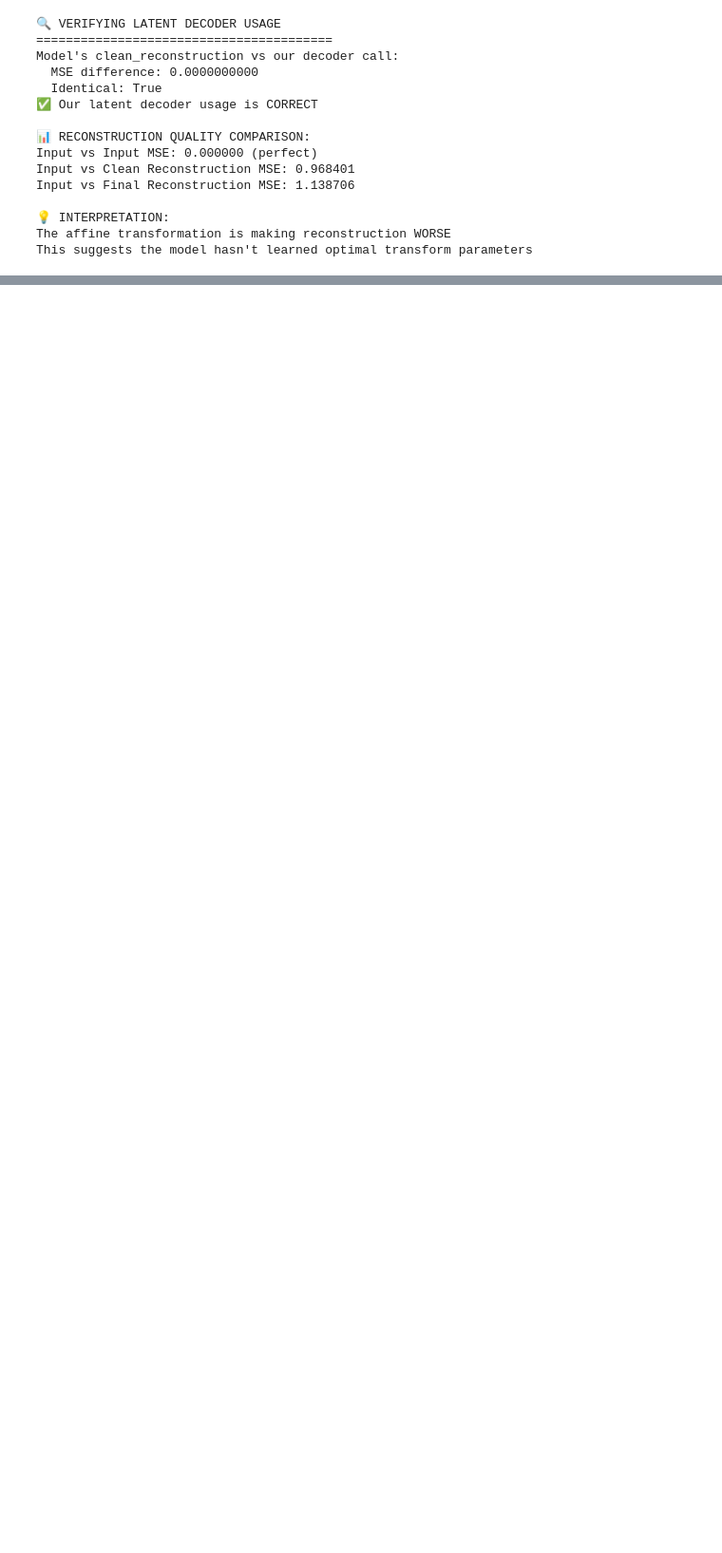
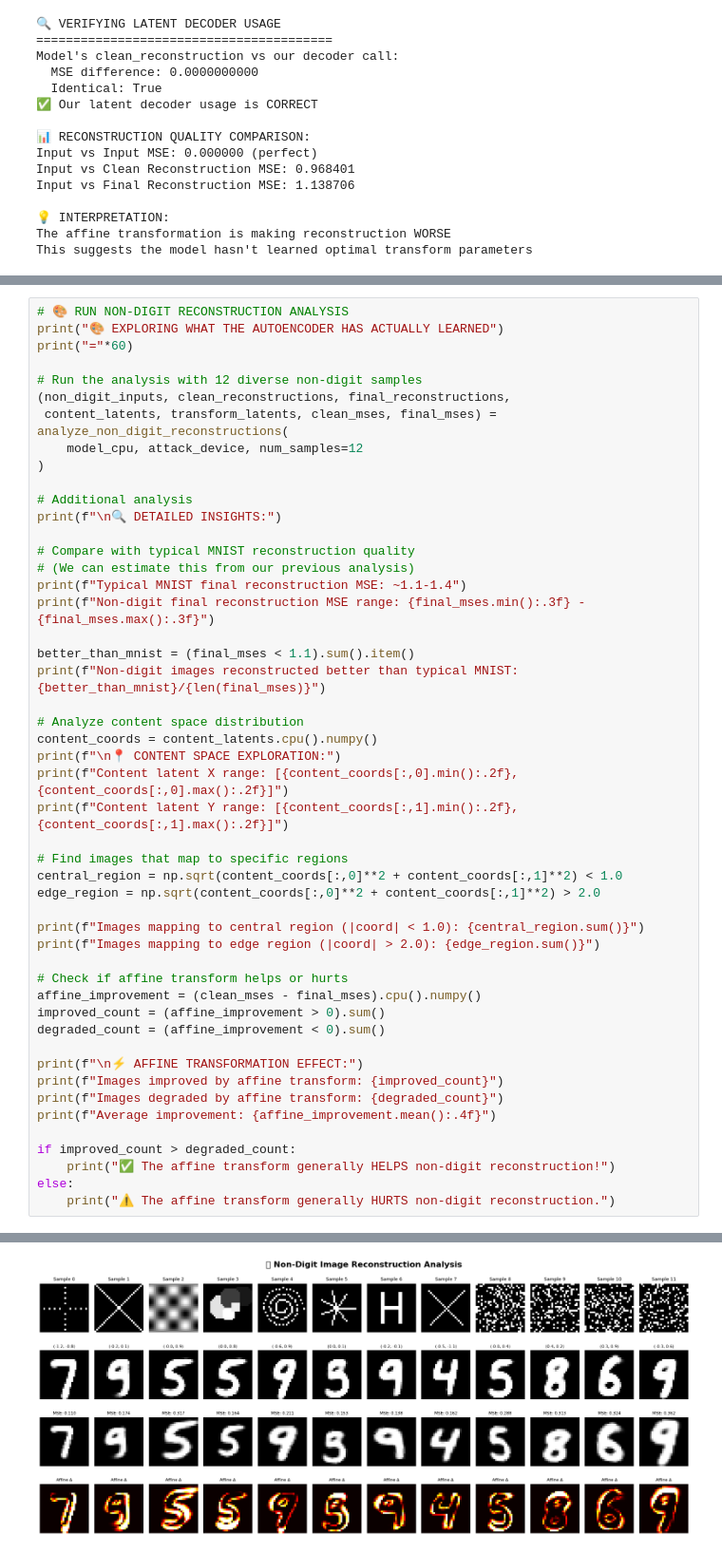
Before and after one commit to amplipy/adversAE, a Jupyter notebook: adversae/vae_training/affine/affine_adversarial_attack_analysis.ipynb, the cells around one changed output, grey strips where cells are left out. Shown: that part at 95% size. Cells and saved outputs as stored; diff of their text form; blank space fills up the shorter version.

```diff
--- a/adversae/vae_training/affine/affine_adversarial_attack_analysis.ipynb
+++ b/adversae/vae_training/affine/affine_adversarial_attack_analysis.ipynb
@@ -1734,0 +1706,50 @@ This suggests the model hasn't learned optimal transform parameters
+# %%
+# 🎨 RUN NON-DIGIT RECONSTRUCTION ANALYSIS
+print("🎨 EXPLORING WHAT THE AUTOENCODER HAS ACTUALLY LEARNED")
+print("="*60)
+
+# Run the analysis with 12 diverse non-digit samples
+(non_digit_inputs, clean_reconstructions, final_reconstructions,
+ content_latents, transform_latents, clean_mses, final_mses) = analyze_non_digit_reconstructions(
+    model_cpu, attack_device, num_samples=12
+)
+
+# Additional analysis
+print(f"\n🔍 DETAILED INSIGHTS:")
+
+# Compare with typical MNIST reconstruction quality
+# (We can estimate this from our previous analysis)
+print(f"Typical MNIST final reconstruction MSE: ~1.1-1.4")
+print(f"Non-digit final reconstruction MSE range: {final_mses.min():.3f} - {final_mses.max():.3f}")
+
+better_than_mnist = (final_mses < 1.1).sum().item()
+print(f"Non-digit images reconstructed better than typical MNIST: {better_than_mnist}/{len(final_mses)}")
+
+# Analyze content space distribution
+content_coords = content_latents.cpu().numpy()
+print(f"\n📍 CONTENT SPACE EXPLORATION:")
+print(f"Content latent X range: [{content_coords[:,0].min():.2f}, {content_coords[:,0].max():.2f}]")
+print(f"Content latent Y range: [{content_coords[:,1].min():.2f}, {content_coords[:,1].max():.2f}]")
+
+# Find images that map to specific regions
+central_region = np.sqrt(content_coords[:,0]**2 + content_coords[:,1]**2) < 1.0
+edge_region = np.sqrt(content_coords[:,0]**2 + content_coords[:,1]**2) > 2.0
+
+print(f"Images mapping to central region (|coord| < 1.0): {central_region.sum()}")
+print(f"Images mapping to edge region (|coord| > 2.0): {edge_region.sum()}")
+
+# Check if affine transform helps or hurts
+affine_improvement = (clean_mses - final_mses).cpu().numpy()
+improved_count = (affine_improvement > 0).sum()
+degraded_count = (affine_improvement < 0).sum()
+
+print(f"\n⚡ AFFINE TRANSFORMATION EFFECT:")
+print(f"Images improved by affine transform: {improved_count}")
+print(f"Images degraded by affine transform: {degraded_count}")
+print(f"Average improvement: {affine_improvement.mean():.4f}")
+
+if improved_count > degraded_count:
+    print("✅ The affine transform generally HELPS non-digit reconstruction!")
+else:
+    print("⚠️ The affine transform generally HURTS non-digit reconstruction.")
+# %% [output]
@@ -1734,0 +1776 @@ This suggests the model hasn't learned optimal transform parameters
+[figure, added]
```
Also changed, not shown: parts of 24 cells of this notebook, 4 other files.
